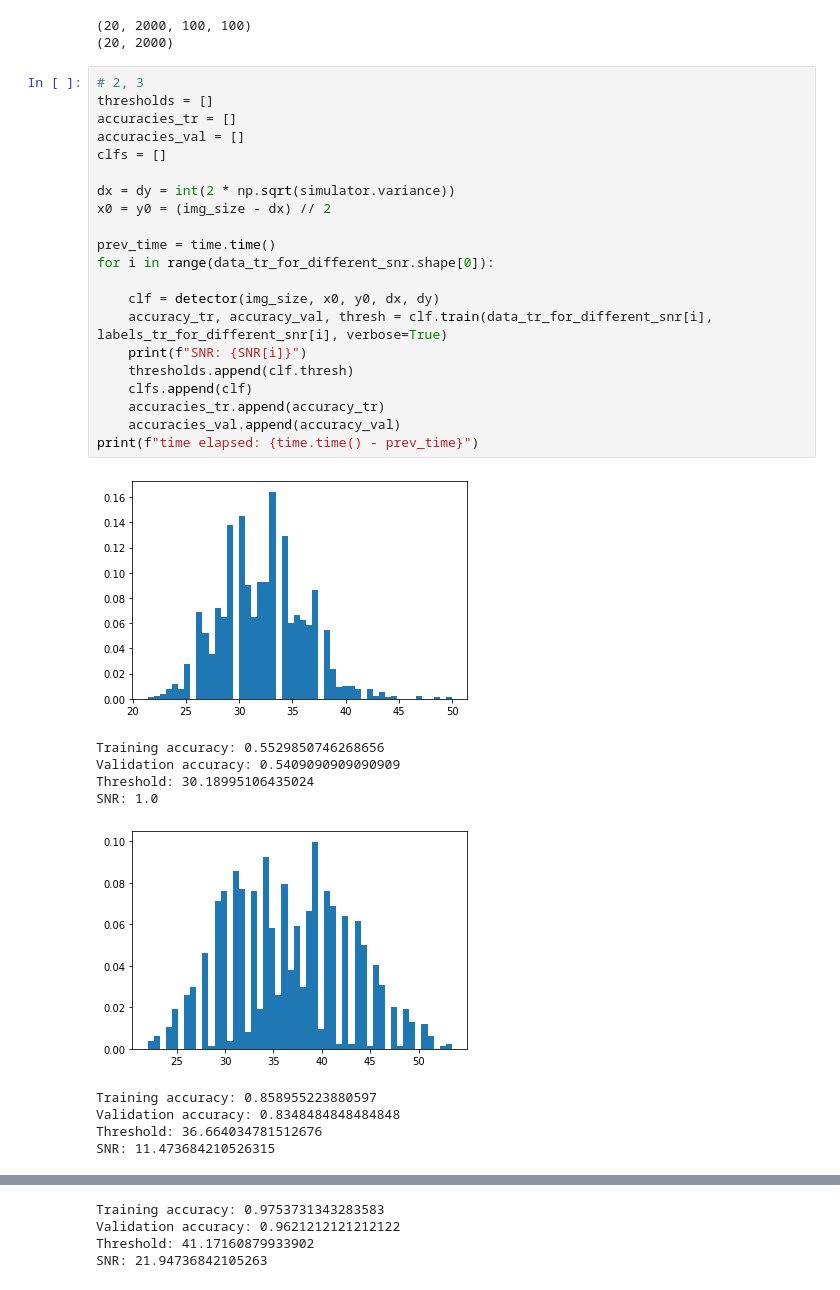
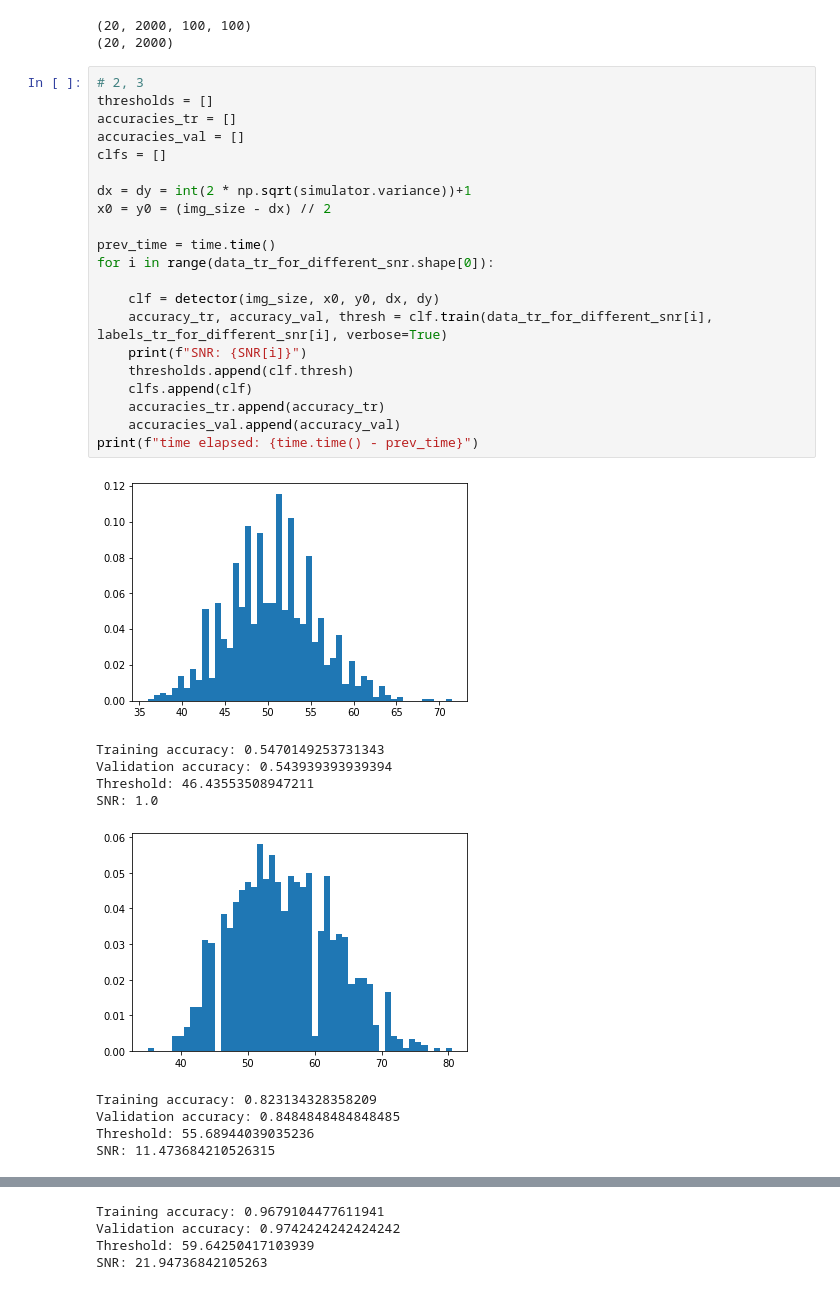
Before and after one commit to cliulinnaeus/AtomDetection, a Jupyter notebook: main.ipynb, the cells around one changed output, grey strips where cells are left out. Saved outputs shown, nothing was run; the diff lists cells and outputs as text.

```diff
--- a/main.ipynb
+++ b/main.ipynb
@@ -60,32 +60,32 @@ print(labels_tr_for_different_snr.shape)
 # %%
 # 2, 3
 thresholds = []
 accuracies_tr = []
 accuracies_val = []
 clfs = []
 
-dx = dy = int(2 * np.sqrt(simulator.variance))
+dx = dy = int(2 * np.sqrt(simulator.variance))+1
 x0 = y0 = (img_size - dx) // 2
 
 prev_time = time.time()
 for i in range(data_tr_for_different_snr.shape[0]):
 
     clf = detector(img_size, x0, y0, dx, dy)
     accuracy_tr, accuracy_val, thresh = clf.train(data_tr_for_different_snr[i], labels_tr_for_different_snr[i], verbose=True)
     print(f"SNR: {SNR[i]}")
     thresholds.append(clf.thresh)
     clfs.append(clf)
     accuracies_tr.append(accuracy_tr)
     accuracies_val.append(accuracy_val)
 print(f"time elapsed: {time.time() - prev_time}")
 # %% [output]
-[figure, old version]
+[figure, new version]
-Training accuracy: 0.5529850746268656
-Validation accuracy: 0.5409090909090909
-Threshold: 30.18995106435024
+Training accuracy: 0.5470149253731343
+Validation accuracy: 0.543939393939394
+Threshold: 46.43553508947211
 SNR: 1.0
-[figure, old version]
+[figure, new version]
-Training accuracy: 0.858955223880597
-Validation accuracy: 0.8348484848484848
-Threshold: 36.664034781512676
+Training accuracy: 0.823134328358209
+Validation accuracy: 0.8484848484848485
+Threshold: 55.68944039035236
 SNR: 11.473684210526315
@@ -93,4 +93,4 @@ SNR: 11.473684210526315
-Training accuracy: 0.9753731343283583
-Validation accuracy: 0.9621212121212122
-Threshold: 41.17160879933902
+Training accuracy: 0.9679104477611941
+Validation accuracy: 0.9742424242424242
+Threshold: 59.64250417103939
 SNR: 21.94736842105263
```
Also changed, not shown: parts of 6 cells of this notebook, 2 other files.
